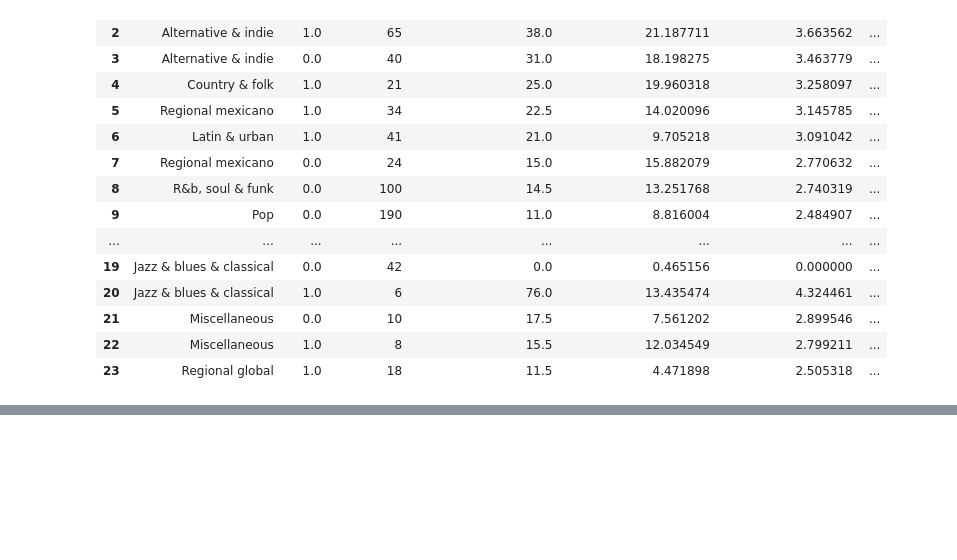
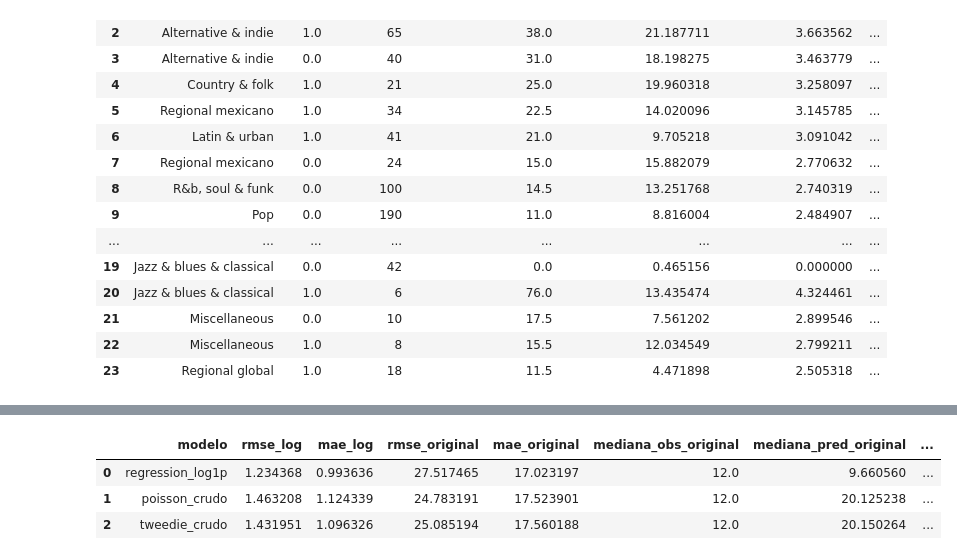
Before and after one commit to SilvanaBContreras/come_together_industria_de_la_musica, a Jupyter notebook: CT_SC_boosting_regression.ipynb, the cells around one changed output, grey strips where cells are left out. Cells and saved outputs as stored; diff of their text form; code cells hidden in the pictures; blank space fills up the shorter version.

```diff
--- a/CT_SC_boosting_regression.ipynb
+++ b/CT_SC_boosting_regression.ipynb
@@ -4161,0 +4378,68 @@ Cruce genre_short × band
+# %%
+# ============================================================
+# Métricas comparables sobre holdout
+# ============================================================
+
+def calcular_metricas_comparables(df_pred, nombre_modelo):
+
+    rmse_log = np.sqrt(
+        mean_squared_error(
+            df_pred["y_obs_log"],
+            df_pred["y_pred_log"]
+        )
+    )
+
+    mae_log = mean_absolute_error(
+        df_pred["y_obs_log"],
+        df_pred["y_pred_log"]
+    )
+
+    rmse_original = np.sqrt(
+        mean_squared_error(
+            df_pred["y_obs_original"],
+            df_pred["y_pred_original"]
+        )
+    )
+
+    mae_original = mean_absolute_error(
+        df_pred["y_obs_original"],
+        df_pred["y_pred_original"]
+    )
+
+    return pd.DataFrame([{
+        "modelo": nombre_modelo,
+        "rmse_log": rmse_log,
+        "mae_log": mae_log,
+        "rmse_original": rmse_original,
+        "mae_original": mae_original,
+        "mediana_obs_original": df_pred["y_obs_original"].median(),
+        "mediana_pred_original": df_pred["y_pred_original"].median(),
+        "p75_obs_original": np.percentile(df_pred["y_obs_original"], 75),
+        "p75_pred_original": np.percentile(df_pred["y_pred_original"], 75),
+        "p90_obs_original": np.percentile(df_pred["y_obs_original"], 90),
+        "p90_pred_original": np.percentile(df_pred["y_pred_original"], 90),
+        "max_obs_original": df_pred["y_obs_original"].max(),
+        "max_pred_original": df_pred["y_pred_original"].max()
+    }])
+
+
+tabla_metricas_comparables = pd.concat(
+    [
+        calcular_metricas_comparables(pred_regression, "regression_log1p"),
+        calcular_metricas_comparables(pred_poisson, "poisson_crudo"),
+        calcular_metricas_comparables(pred_tweedie, "tweedie_crudo")
+    ],
+    ignore_index=True
+)
+
+display(tabla_metricas_comparables)
+
+tabla_metricas_comparables.to_csv(
+    "comparacion_regression_poisson_tweedie_metricas_holdout.csv",
+    index=False
+)
+# %% [output]
+|  | modelo | rmse_log | mae_log | rmse_original | mae_original | mediana_obs_original | mediana_pred_original | ... |
+| 0 | regression_log1p | 1.234368 | 0.993636 | 27.517465 | 17.023197 | 12.0 | 9.660560 | ... |
+| 1 | poisson_crudo | 1.463208 | 1.124339 | 24.783191 | 17.523901 | 12.0 | 20.125238 | ... |
+| 2 | tweedie_crudo | 1.431951 | 1.096326 | 25.085194 | 17.560188 | 12.0 | 20.150264 | ... |
```
Also changed, not shown: parts of 15 cells of this notebook, 26 other files.
